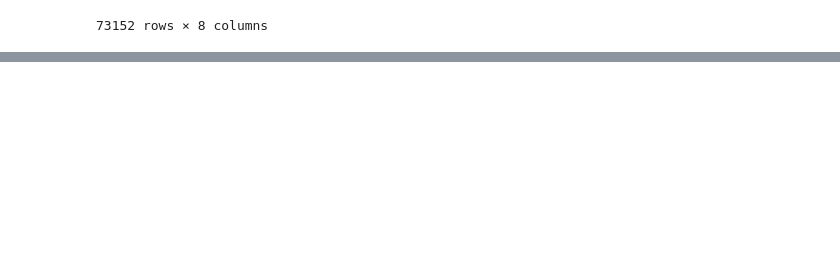
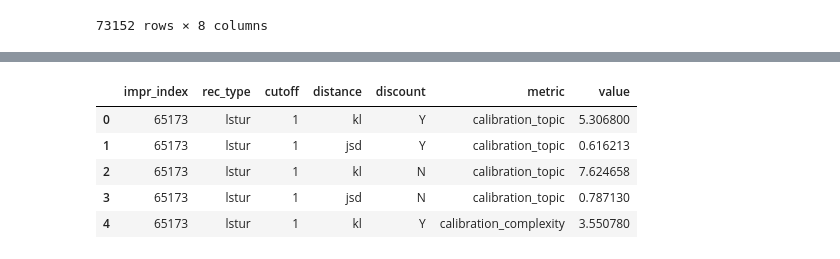
Before and after one commit to svrijenhoek/RADio, a Jupyter notebook: metrics_calculation.ipynb, the cells around one changed output, grey strips where cells are left out. Drawn from its saved outputs; the diff is of its cells as text; code cells hidden in the pictures; blank space fills up the shorter version.

```diff
--- a/metrics_calculation.ipynb
+++ b/metrics_calculation.ipynb
@@ -63,0 +95,9 @@ recommendations
+# %%
+df.head()
+# %% [output]
+|  | impr_index | rec_type | cutoff | distance | discount | metric | value |
+| 0 | 65173 | lstur | 1 | kl | Y | calibration_topic | 5.306800 |
+| 1 | 65173 | lstur | 1 | jsd | Y | calibration_topic | 0.616213 |
+| 2 | 65173 | lstur | 1 | kl | N | calibration_topic | 7.624658 |
+| 3 | 65173 | lstur | 1 | jsd | N | calibration_topic | 0.787130 |
+| 4 | 65173 | lstur | 1 | kl | Y | calibration_complexity | 3.550780 |
```
Also changed, not shown: parts of 15 cells of this notebook.
